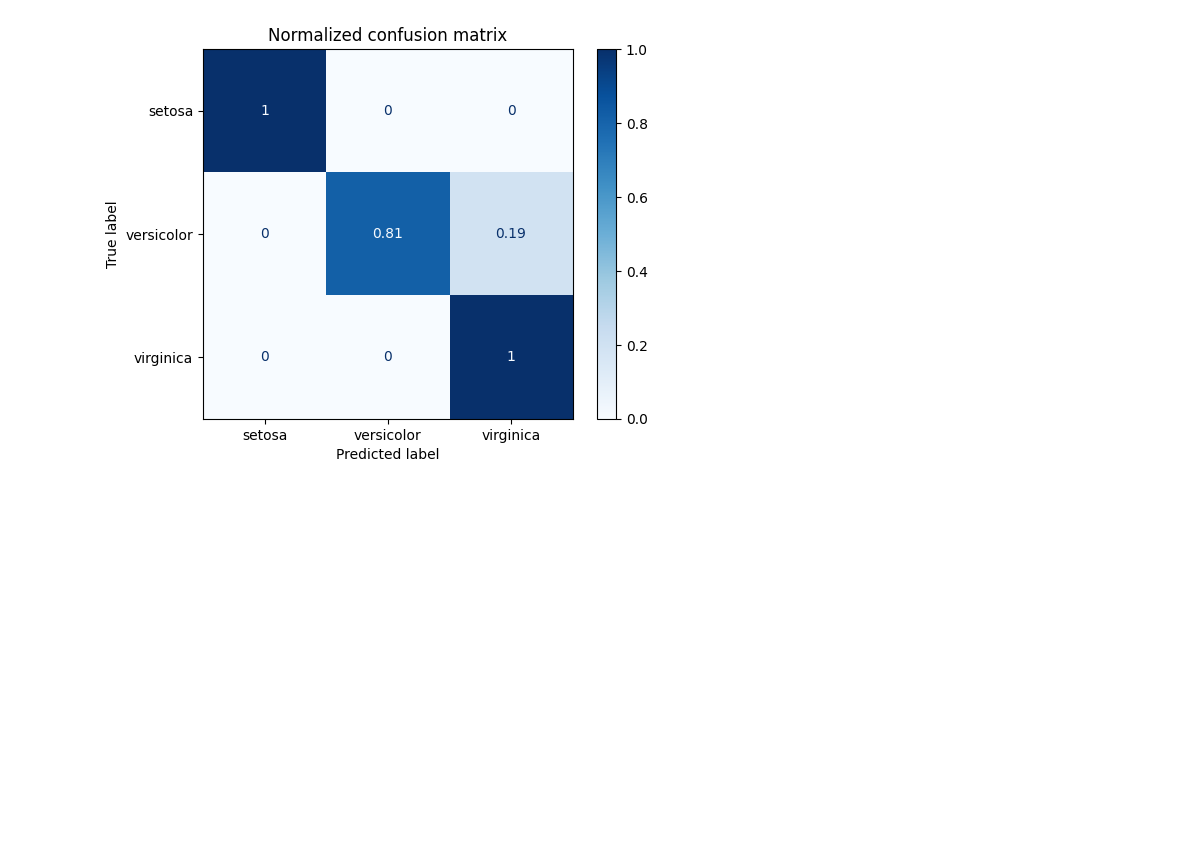
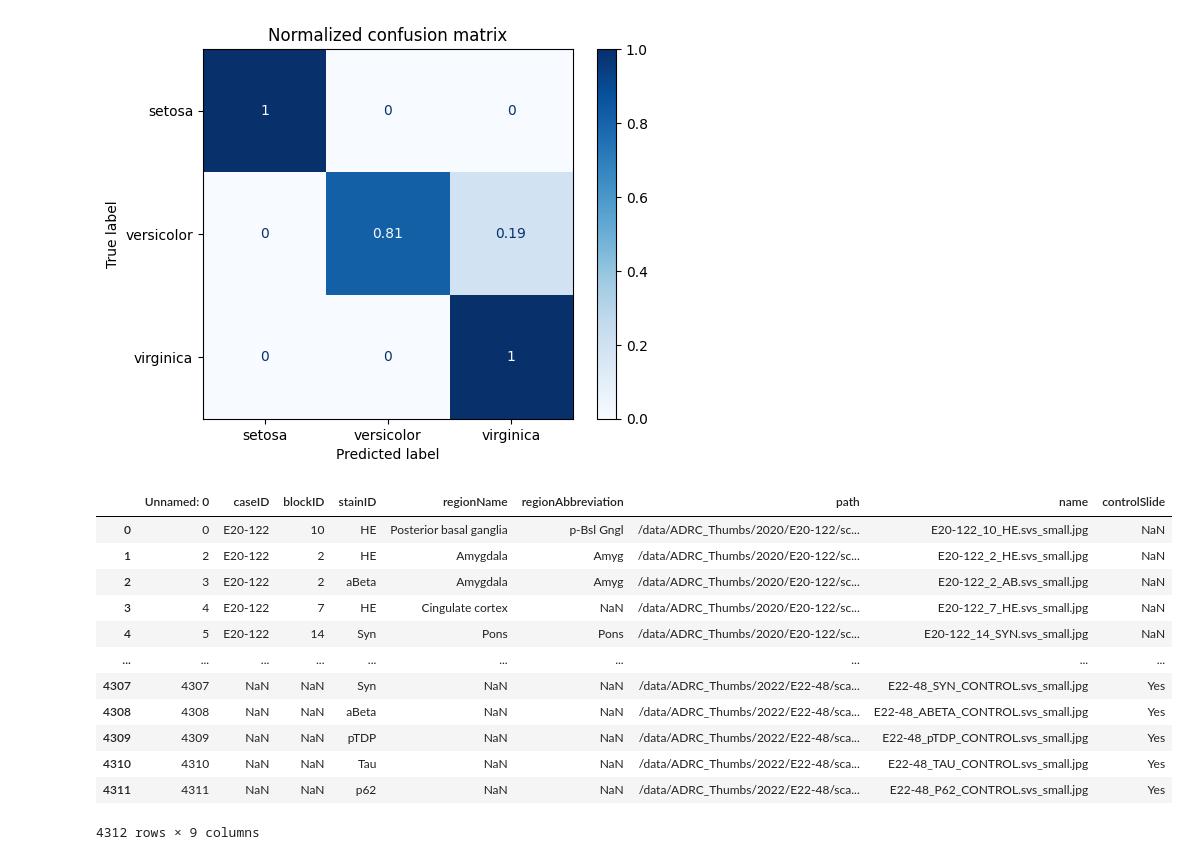
Before and after one commit to dgutman/dsa_utils, a Jupyter notebook: dsa_cm_view/predictStains.ipynb, the cells around one changed output. Saved outputs shown, nothing was run; the diff lists cells and outputs as text; code cells hidden in the pictures; blank space fills up the shorter version.

```diff
--- a/dsa_cm_view/predictStains.ipynb
+++ b/dsa_cm_view/predictStains.ipynb
@@ -246,0 +248,17 @@ Normalized confusion matrix
+# %%
+df = pd.read_csv("./adrcThumbMetadata.csv")
+df
+# %% [output]
+|  | Unnamed: 0 | caseID | blockID | stainID | regionName | regionAbbreviation | path | name | controlSlide |
+| 0 | 0 | E20-122 | 10 | HE | Posterior basal ganglia | p-Bsl Gngl | /data/ADRC_Thumbs/2020/E20-122/sc... | E20-122_10_HE.svs_small.jpg | NaN |
+| 1 | 2 | E20-122 | 2 | HE | Amygdala | Amyg | /data/ADRC_Thumbs/2020/E20-122/sc... | E20-122_2_HE.svs_small.jpg | NaN |
+| 2 | 3 | E20-122 | 2 | aBeta | Amygdala | Amyg | /data/ADRC_Thumbs/2020/E20-122/sc... | E20-122_2_AB.svs_small.jpg | NaN |
+| 3 | 4 | E20-122 | 7 | HE | Cingulate cortex | NaN | /data/ADRC_Thumbs/2020/E20-122/sc... | E20-122_7_HE.svs_small.jpg | NaN |
+| 4 | 5 | E20-122 | 14 | Syn | Pons | Pons | /data/ADRC_Thumbs/2020/E20-122/sc... | E20-122_14_SYN.svs_small.jpg | NaN |
+| ... | ... | ... | ... | ... | ... | ... | ... | ... | ... |
+| 4307 | 4307 | NaN | NaN | Syn | NaN | NaN | /data/ADRC_Thumbs/2022/E22-48/sca... | E22-48_SYN_CONTROL.svs_small.jpg | Yes |
+| 4308 | 4308 | NaN | NaN | aBeta | NaN | NaN | /data/ADRC_Thumbs/2022/E22-48/sca... | E22-48_ABETA_CONTROL.svs_small.jpg | Yes |
+| 4309 | 4309 | NaN | NaN | pTDP | NaN | NaN | /data/ADRC_Thumbs/2022/E22-48/sca... | E22-48_pTDP_CONTROL.svs_small.jpg | Yes |
+| 4310 | 4310 | NaN | NaN | Tau | NaN | NaN | /data/ADRC_Thumbs/2022/E22-48/sca... | E22-48_TAU_CONTROL.svs_small.jpg | Yes |
+| 4311 | 4311 | NaN | NaN | p62 | NaN | NaN | /data/ADRC_Thumbs/2022/E22-48/sca... | E22-48_P62_CONTROL.svs_small.jpg | Yes |
+4312 rows × 9 columns
```
Also changed, not shown: parts of 6 cells of this notebook, 6 other files.
